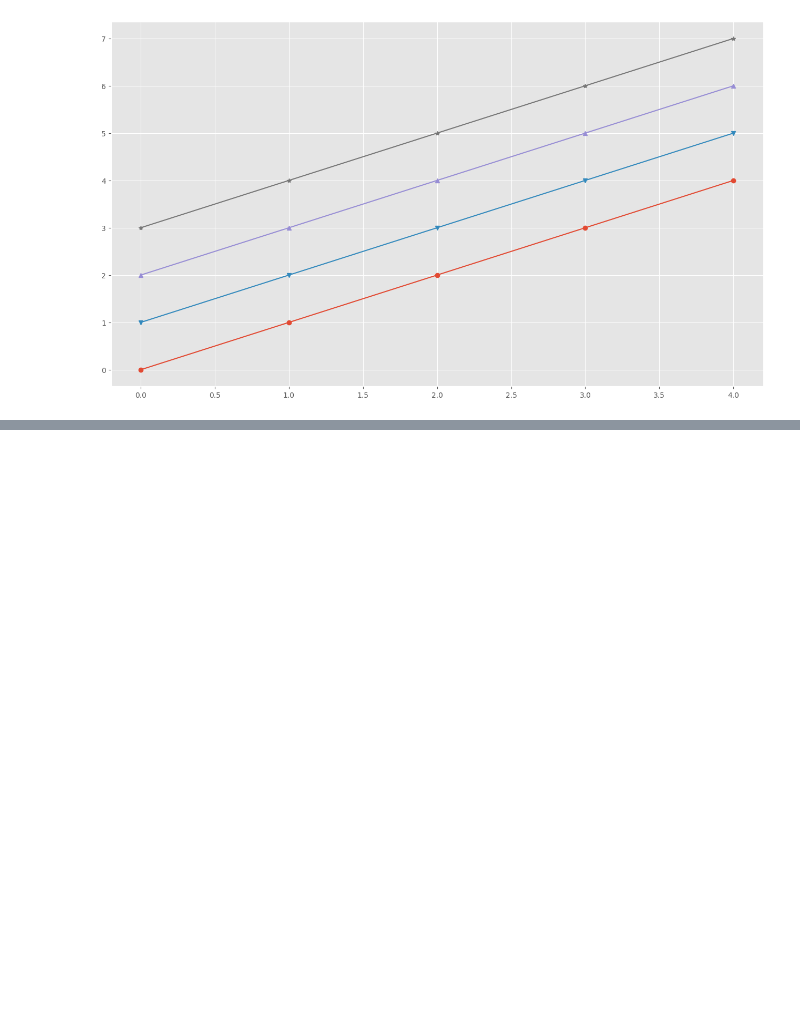
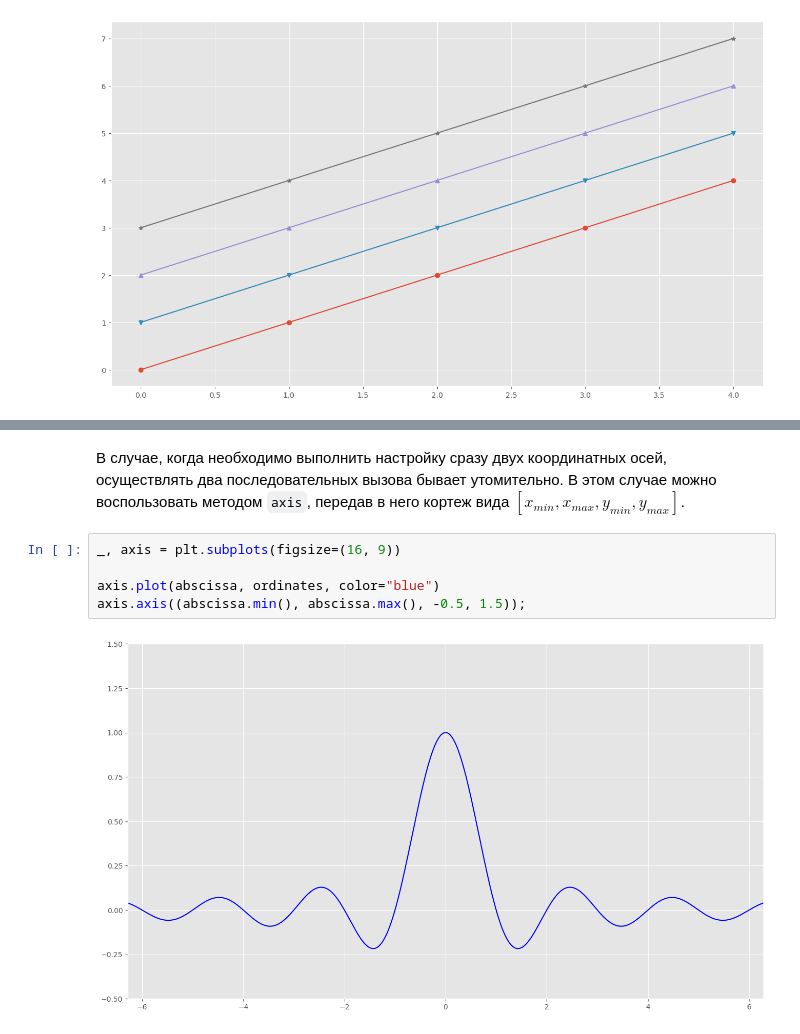
Before and after one commit to EvgrafovMichail/python_mipt_dafe, a Jupyter notebook: lessons/sem2_lesson07/sem7_313/sem7_matplotlib_intro.ipynb, the cells around one changed output, grey strips where cells are left out. Cells and saved outputs as stored; diff of their text form; blank space fills up the shorter version.

```diff
--- a/lessons/sem2_lesson07/sem7_313/sem7_matplotlib_intro.ipynb
+++ b/lessons/sem2_lesson07/sem7_313/sem7_matplotlib_intro.ipynb
@@ -250,0 +263,9 @@ for i, marker in enumerate(markers):
+# %% [markdown]
+В случае, когда необходимо выполнить настройку сразу двух координатных осей, осуществлять два последовательных вызова бывает утомительно. В этом случае можно воспользовать методом `axis`, передав в него кортеж вида $[x_{min}, x_{max}, y_{min}, y_{max}]$.
+# %%
+_, axis = plt.subplots(figsize=(16, 9))
+
+axis.plot(abscissa, ordinates, color="blue")
+axis.axis((abscissa.min(), abscissa.max(), -0.5, 1.5));
+# %% [output]
+[figure, added]
```
Also changed, not shown: parts of 23 cells of this notebook, 2 other files.
